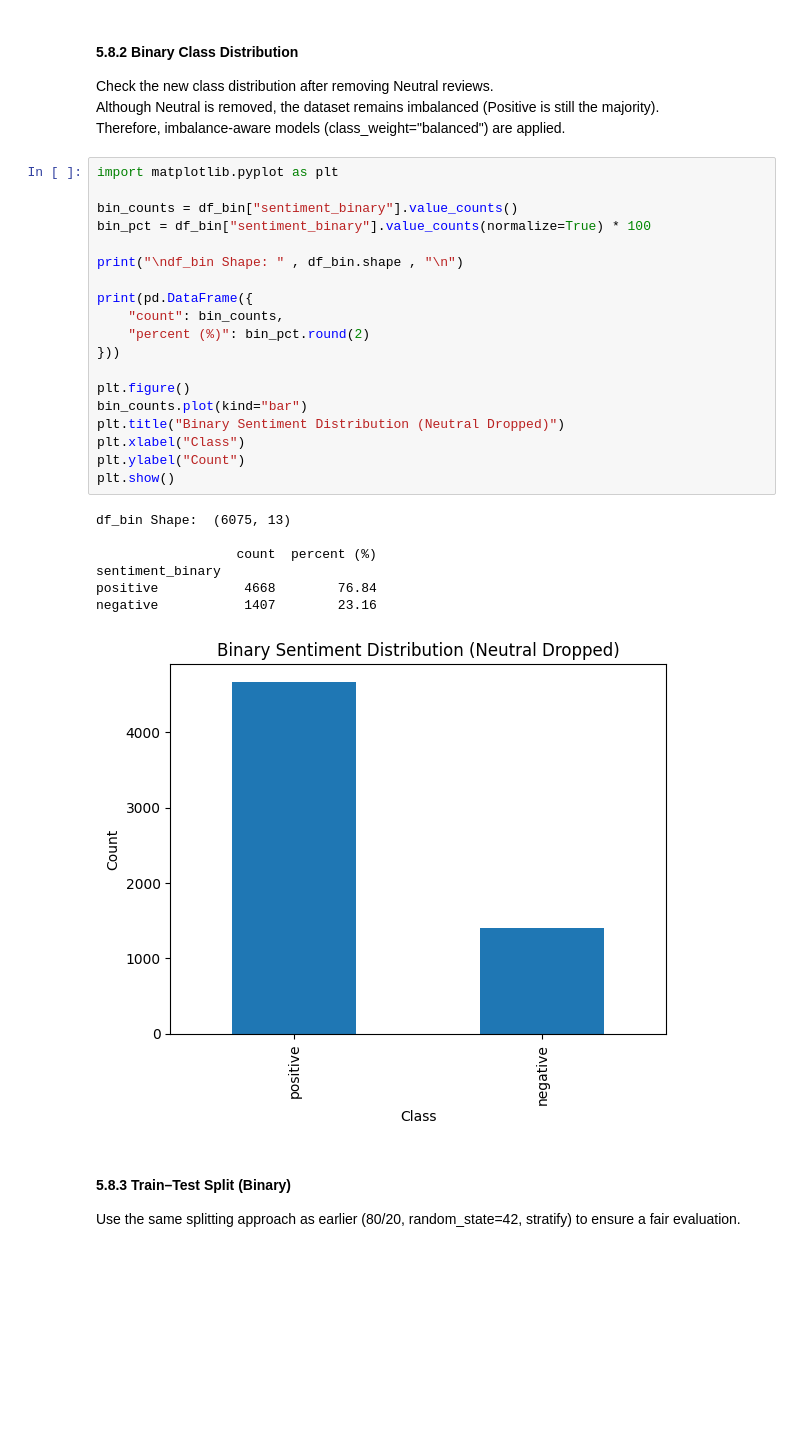
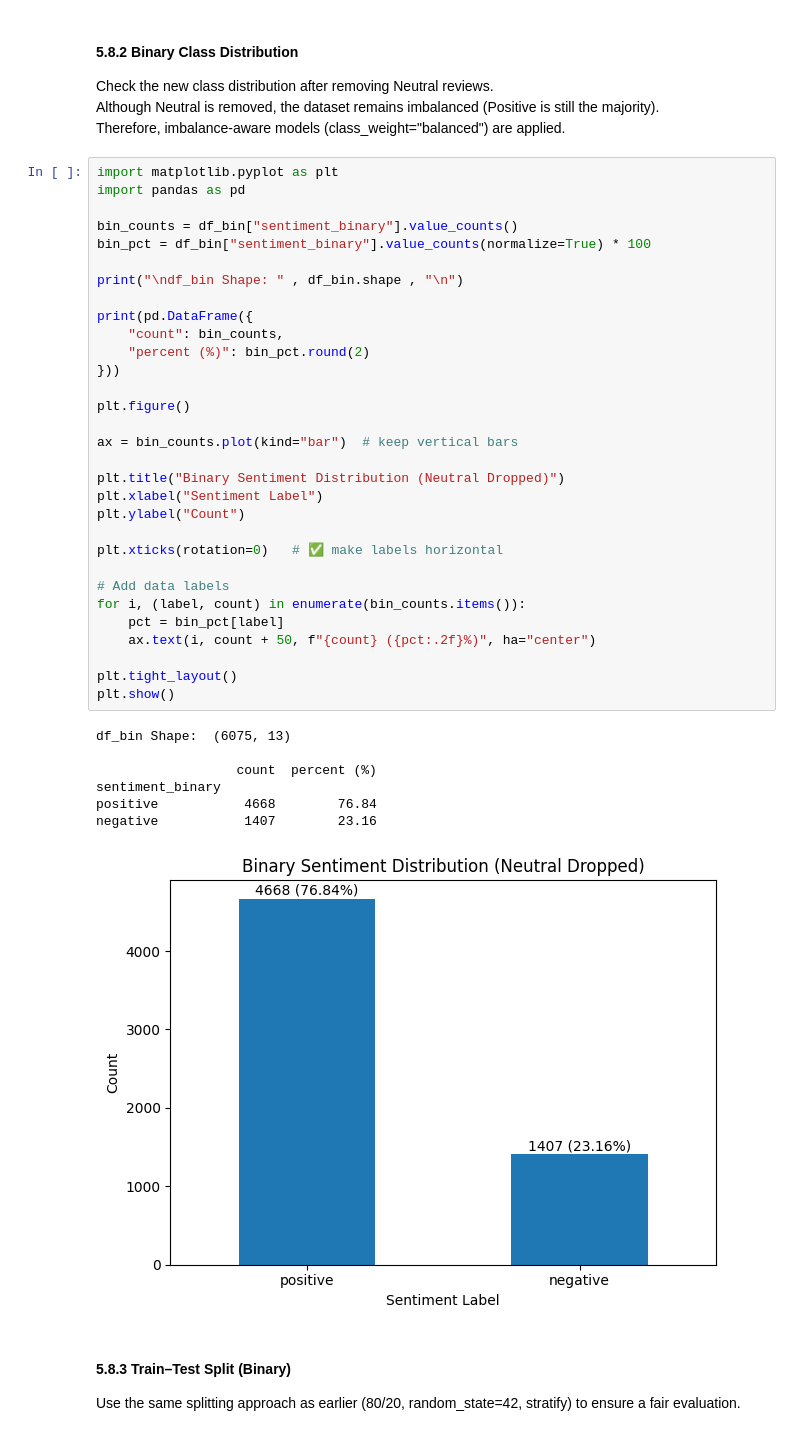
Before and after one commit to THINTHINHLAING/ITD214-Sportswear-App-Review-Analytics, a Jupyter notebook: 5504890N_Applied Data Science Project.ipynb, the cells around one changed output. Drawn from its saved outputs; the diff is of its cells as text; blank space fills up the shorter version.

Commit message:
Add Binary sentiment distribution plot

```diff
--- a/5504890N_Applied Data Science Project.ipynb
+++ b/5504890N_Applied Data Science Project.ipynb
@@ -2383,31 +2386,43 @@ Although Neutral is removed, the dataset remains imbalanced (Positive is still t
 Therefore, imbalance-aware models (class_weight="balanced") are applied.
 # %%
 import matplotlib.pyplot as plt
+import pandas as pd
 
 bin_counts = df_bin["sentiment_binary"].value_counts()
 bin_pct = df_bin["sentiment_binary"].value_counts(normalize=True) * 100
 
 print("\ndf_bin Shape: " , df_bin.shape , "\n")
 
 print(pd.DataFrame({
     "count": bin_counts,
     "percent (%)": bin_pct.round(2)
 }))
 
 plt.figure()
-bin_counts.plot(kind="bar")
+
+ax = bin_counts.plot(kind="bar")  # keep vertical bars
+
 plt.title("Binary Sentiment Distribution (Neutral Dropped)")
-plt.xlabel("Class")
+plt.xlabel("Sentiment Label")
 plt.ylabel("Count")
+
+plt.xticks(rotation=0)   # ✅ make labels horizontal
+
+# Add data labels
+for i, (label, count) in enumerate(bin_counts.items()):
+    pct = bin_pct[label]
+    ax.text(i, count + 50, f"{count} ({pct:.2f}%)", ha="center")
+
+plt.tight_layout()
 plt.show()
 # %% [output]
 df_bin Shape:  (6075, 13)
 
                   count  percent (%)
 sentiment_binary
 positive           4668        76.84
 negative           1407        23.16
-[figure, old version]
+[figure, new version]
 # %% [markdown]
 #### 5.8.3 Train–Test Split (Binary)
 
```
Also changed, not shown: parts of 2 cells of this notebook.
